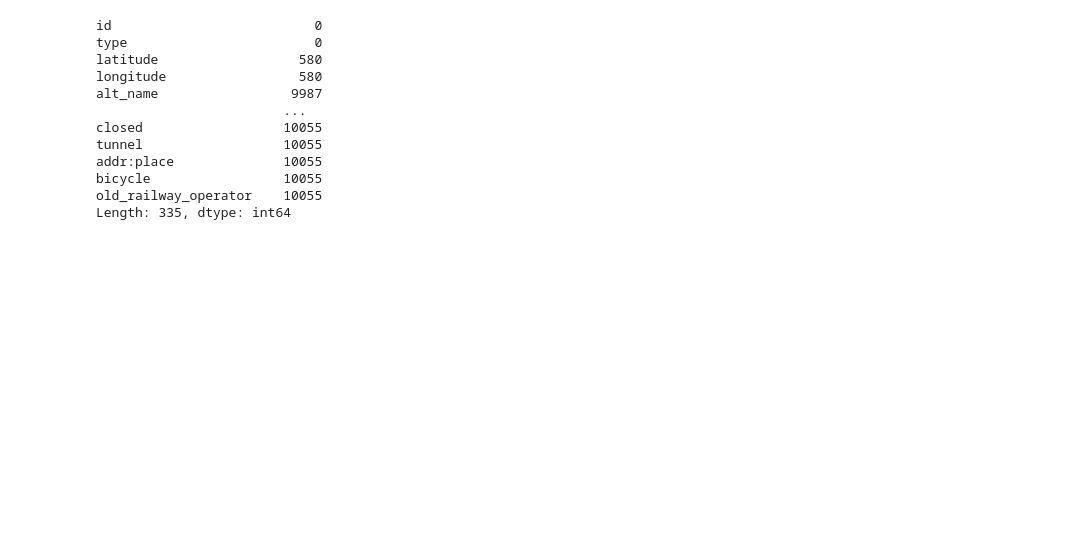
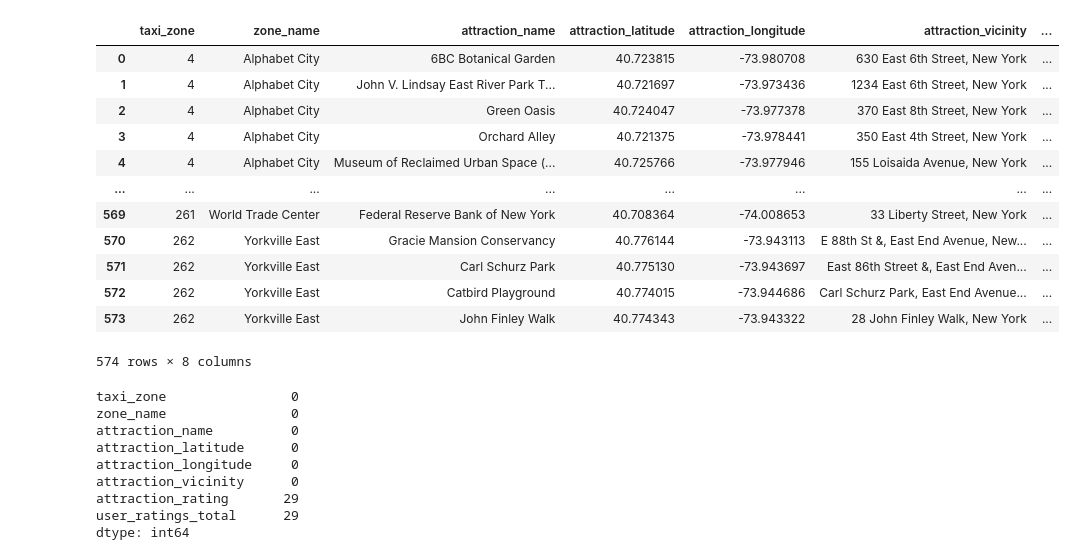
Before and after one commit to HelloMum/COMP47360-Smart-Tourist-Guide, a Jupyter notebook: src/data_processing/notebooks/attractions/attraction_data_cleaning.ipynb, the cells around one changed output. Cells and saved outputs as stored; diff of their text form; code cells hidden in the pictures; blank space fills up the shorter version.

Commit message:
Initial Attraction Data
Pulled attraction data from Google Places API. CSV of 306 attractions is also available.

```diff
--- a/src/data_processing/notebooks/attractions/attraction_data_cleaning.ipynb
+++ b/src/data_processing/notebooks/attractions/attraction_data_cleaning.ipynb
@@ -59,0 +47,37 @@ df
+# %%
+# Set your Google Places API key here
+api_key = 'XXX'
+
+def get_attractions(lat, lng, radius=500):
+    url = f"https://maps.googleapis.com/maps/api/place/nearbysearch/json?location={lat},{lng}&radius={radius}&type=tourist_attraction&key={api_key}"
+    response = requests.get(url)
+    return response.json()
+
+#list to store attraction data
+attraction_data = []
+
+#loop through each taxi zone to get attractions
+for index, row in geo_taxi_zone.iterrows():
+    lat = row['latitude']
+    lng = row['longitude']
+    response = get_attractions(lat, lng)
+    attractions = response.get('results', [])[:5]  # Get top 5 attractions
+
+    for attraction in attractions:
+        attraction_data.append({
+            'taxi_zone': row['location_id'],
+            'zone_name': row['zone'],
+            'attraction_name': attraction['name'],
+            'attraction_latitude': attraction['geometry']['location']['lat'],
+            'attraction_longitude': attraction['geometry']['location']['lng'],
+            'attraction_vicinity': attraction.get('vicinity'),
+            'attraction_rating': attraction.get('rating'),
+            'user_ratings_total': attraction.get('user_ratings_total'),
+        })
+
+    #avoid hitting API rate limits
+    time.sleep(1)
+
+
+attractions_df = pd.DataFrame(attraction_data)
+attractions_df.head()
@@ -60,15 +91,28 @@ df
+# %%
+attractions_df
+# %% [output]
+|  | taxi_zone | zone_name | attraction_name | attraction_latitude | attraction_longitude | attraction_vicinity | ... |
+| 0 | 4 | Alphabet City | 6BC Botanical Garden | 40.723815 | -73.980708 | 630 East 6th Street, New York | ... |
+| 1 | 4 | Alphabet City | John V. Lindsay East River Park T... | 40.721697 | -73.973436 | 1234 East 6th Street, New York | ... |
+| 2 | 4 | Alphabet City | Green Oasis | 40.724047 | -73.977378 | 370 East 8th Street, New York | ... |
+| 3 | 4 | Alphabet City | Orchard Alley | 40.721375 | -73.978441 | 350 East 4th Street, New York | ... |
+| 4 | 4 | Alphabet City | Museum of Reclaimed Urban Space (... | 40.725766 | -73.977946 | 155 Loisaida Avenue, New York | ... |
+| ... | ... | ... | ... | ... | ... | ... | ... |
+| 569 | 261 | World Trade Center | Federal Reserve Bank of New York | 40.708364 | -74.008653 | 33 Liberty Street, New York | ... |
+| 570 | 262 | Yorkville East | Gracie Mansion Conservancy | 40.776144 | -73.943113 | E 88th St &, East End Avenue, New... | ... |
+| 571 | 262 | Yorkville East | Carl Schurz Park | 40.775130 | -73.943697 | East 86th Street &, East End Aven... | ... |
+| 572 | 262 | Yorkville East | Catbird Playground | 40.774015 | -73.944686 | Carl Schurz Park, East End Avenue... | ... |
+| 573 | 262 | Yorkville East | John Finley Walk | 40.774343 | -73.943322 | 28 John Finley Walk, New York | ... |
+574 rows × 8 columns
 # %%
-df.isnull().sum()
+attractions_df.isnull().sum()
 # %% [output]
-id                          0
-type                        0
-latitude                  580
-longitude                 580
-alt_name                 9987
-                        ...
-closed                  10055
-tunnel                  10055
-addr:place              10055
-bicycle                 10055
-old_railway_operator    10055
-Length: 335, dtype: int64
+taxi_zone                0
+zone_name                0
+attraction_name          0
+attraction_latitude      0
+attraction_longitude     0
+attraction_vicinity      0
+attraction_rating       29
+user_ratings_total      29
+dtype: int64
```
Also changed, not shown: parts of 20 cells of this notebook, 2 other files.
